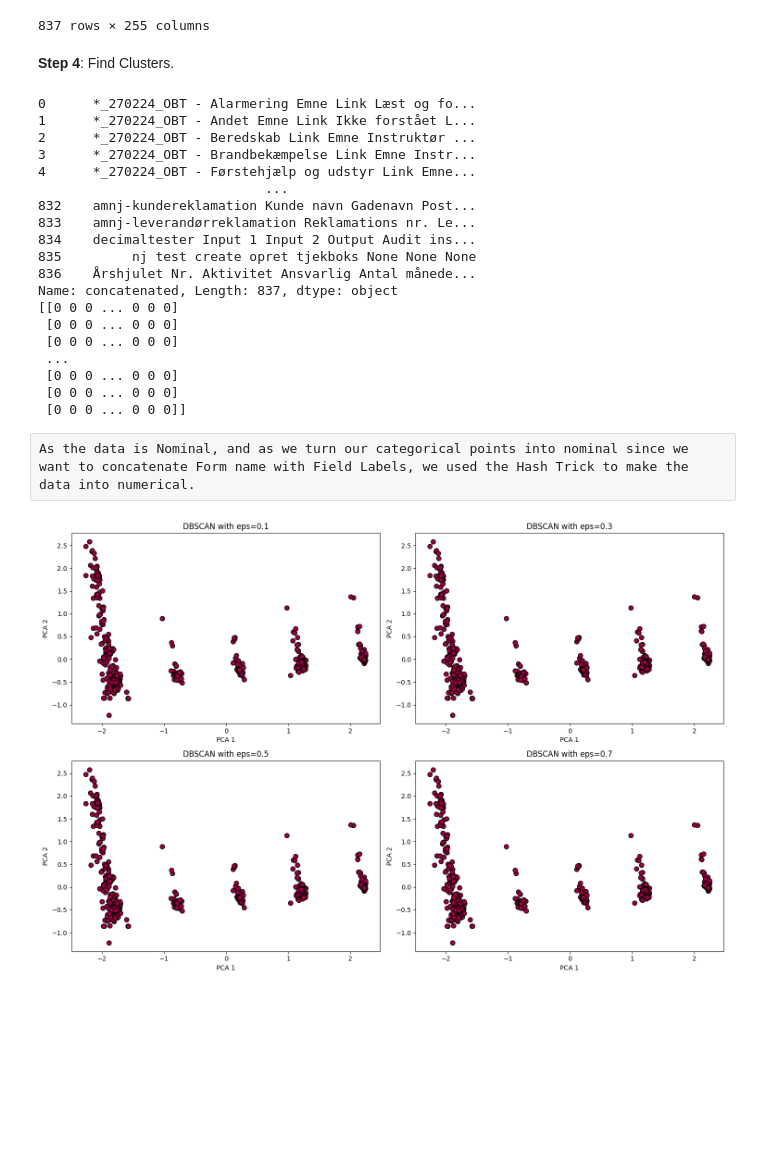
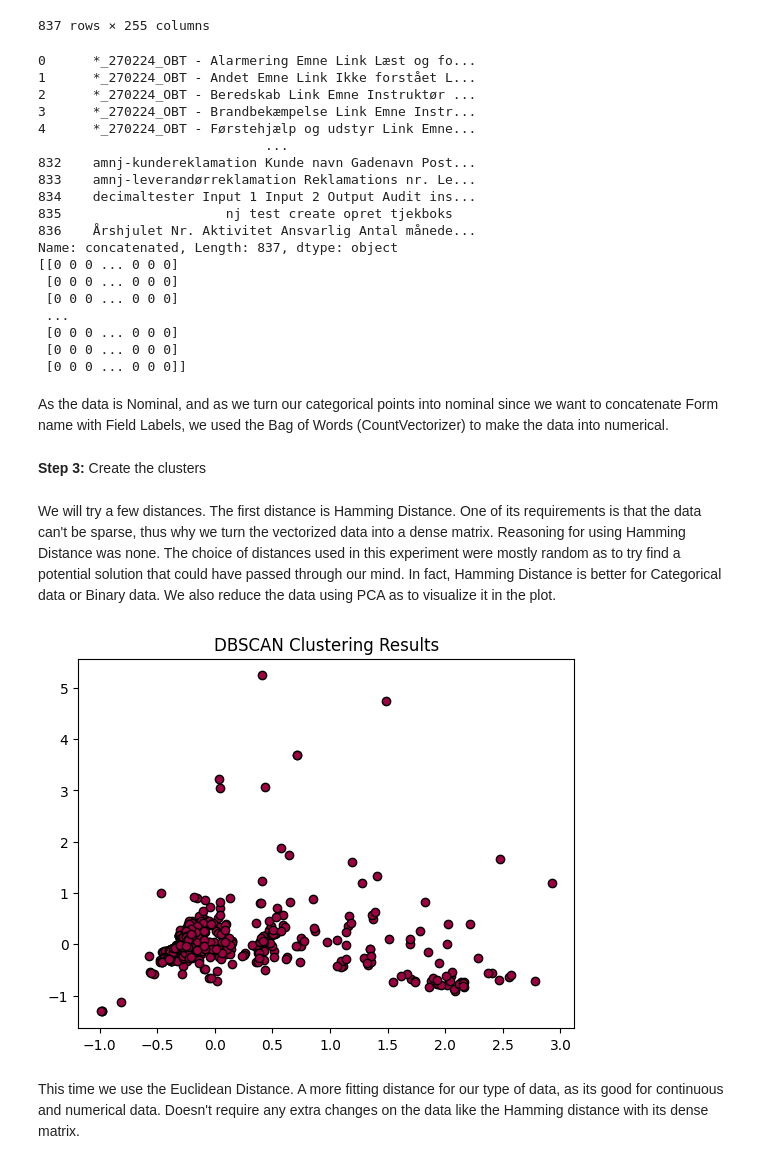
Before and after one commit to Semo0/IPWFormAi, a Jupyter notebook: app/ClusteringBachelorsFinal.ipynb, the cells around one changed output. Cells and saved outputs as stored; diff of their text form; code cells hidden in the pictures; blank space fills up the shorter version.

```diff
--- a/app/ClusteringBachelorsFinal.ipynb
+++ b/app/ClusteringBachelorsFinal.ipynb
@@ -11,7 +11,6 @@ from sklearn.metrics import precision_score, recall_score
 # %% [markdown]
 **Step 1:** Upload the preprocessed data that contains only form names and fieldlabels
 # %%
-
 df = pd.read_csv('all_data.csv', on_bad_lines='skip')
 
 #handle blocktype(removeit).
@@ -23,6 +22,6 @@ for index, row in df.iterrows():
     if row['elementtype'] == 'special' and pd.isnull(row['fieldtype']):  # Check if 'elementtype' is empty
         df.at[index, 'fieldtype'] = row['specialtype']  # Assign 'specialtype' value to 'elementtype'
 
-df = df.drop(columns=['Kunde','fieldtype','customform','specialtype','elementtype', 'customname','fieldobjectid','fieldparentid','fieldparenttype','blocktype','fieldrelation','language'])
+df = df.drop(columns=['Kunde', 'fieldtype','specialtype','elementtype', 'customname','fieldobjectid','fieldparentid','fieldparenttype','blocktype','fieldrelation','language'])
 display(df)
 # %% [output]
@@ -70,8 +68,6 @@ display(result)
 | 835 | nj test create | opret | tjekboks | None | None | None | None | ... |
 | 836 | Årshjulet | Nr. | Aktivitet | Ansvarlig | Antal måneder | Måned for gennemførsel | 2. gang | ... |
 837 rows × 255 columns
-# %% [markdown]
-**Step 4**: Find Clusters.
 # %%
 from sklearn.feature_extraction import FeatureHasher
 import matplotlib.pyplot as plt
@@ -83,7 +79,7 @@ X_df = pd.DataFrame(result)
 # Concatenate 'name' with all 'fieldlabel' columns, replacing None with 'None'
 X_df['concatenated'] = X_df.apply(
     lambda row: row['name'] + " " + " ".join(
-        [str(row[f'fieldlabel {i}']) if row[f'fieldlabel {i}'] is not None else 'None' for i in range(1, 6)]
+        [str(row[f'fieldlabel {i}']) if row[f'fieldlabel {i}'] is not None else '' for i in range(1, 6)]
     ), axis=1
 )
 
@@ -105,7 +101,7 @@ print(X_vectorized.toarray())
 832    amnj-kundereklamation Kunde navn Gadenavn Post...
 833    amnj-leverandørreklamation Reklamations nr. Le...
 834    decimaltester Input 1 Input 2 Output Audit ins...
-835         nj test create opret tjekboks None None None
+835                     nj test create opret tjekboks
 836    Årshjulet Nr. Aktivitet Ansvarlig Antal månede...
 Name: concatenated, Length: 837, dtype: object
 [[0 0 0 ... 0 0 0]
@@ -115,8 +111,17 @@ Name: concatenated, Length: 837, dtype: object
  [0 0 0 ... 0 0 0]
  [0 0 0 ... 0 0 0]
  [0 0 0 ... 0 0 0]]
-# %% [raw]
-As the data is Nominal, and as we turn our categorical points into nominal since we want to concatenate Form name with Field Labels, we used the Hash Trick to make the data into numerical.
+# %% [markdown]
+As the data is Nominal, and as we turn our categorical points into nominal since we want to concatenate Form name with Field Labels, we used the Bag of Words (CountVectorizer) to make the data into numerical.
+# %% [markdown]
+**Step 3:** Create the clusters
+# %% [markdown]
+We will try a few distances.
+The first distance is Hamming Distance.
+One of its requirements is that the data can't be sparse, thus why we turn the vectorized data into a dense matrix.
+Reasoning for using Hamming Distance was none. The choice of distances used in this experiment were mostly random as to try find a potential solution that could have passed through our mind.
+In fact, Hamming Distance is better for Categorical data or Binary data.
+We also reduce the data using PCA as to visualize it in the plot.
 # %%
 from sklearn.cluster import DBSCAN
 from sklearn.metrics.pairwise import pairwise_distances
@@ -129,35 +134,39 @@ db = DBSCAN(eps=0.5, min_samples=5, metric='hamming')
 db.fit(X_dense)
 
 import matplotlib.pyplot as plt
 import numpy as np
 from sklearn.decomposition import PCA
 
 # Extract the labels assigned by DBSCAN (-1 indicates noise points)
 labels = db.labels_
 
 # Reduce the dimensionality of the data to 2D using PCA if needed for visualization
 pca = PCA(n_components=2)
-reduced_data = pca.fit_transform(X_vectorized)
+reduced_data = pca.fit_transform(X_dense)
 
 # Plot the DBSCAN clustering result
 unique_labels = np.unique(labels)
 colors = [plt.cm.Spectral(each) for each in np.linspace(0, 1, len(unique_labels))]
 
 for k, col in zip(unique_labels, colors):
     if k == -1:
         # Black used for noise points
         col = [0, 0, 0, 1]
 
     class_member_mask = (labels == k)
 
     xy = reduced_data[class_member_mask]
     plt.plot(xy[:, 0], xy[:, 1], 'o', markerfacecolor=tuple(col),
              markeredgecolor='k', markersize=6)
 
 plt.title('DBSCAN Clustering Results')
 plt.show()
 # %% [output]
-[figure, old version]
+[figure, new version]
+# %% [markdown]
+This time we use the Euclidean Distance.
+A more fitting distance for our type of data, as its good for continuous and numerical data.
+Doesn't require any extra changes on the data like the Hamming distance with its dense matrix.
 # %%
 from sklearn.metrics.pairwise import pairwise_distances
 
```
Also changed, not shown: parts of 7 cells of this notebook.
